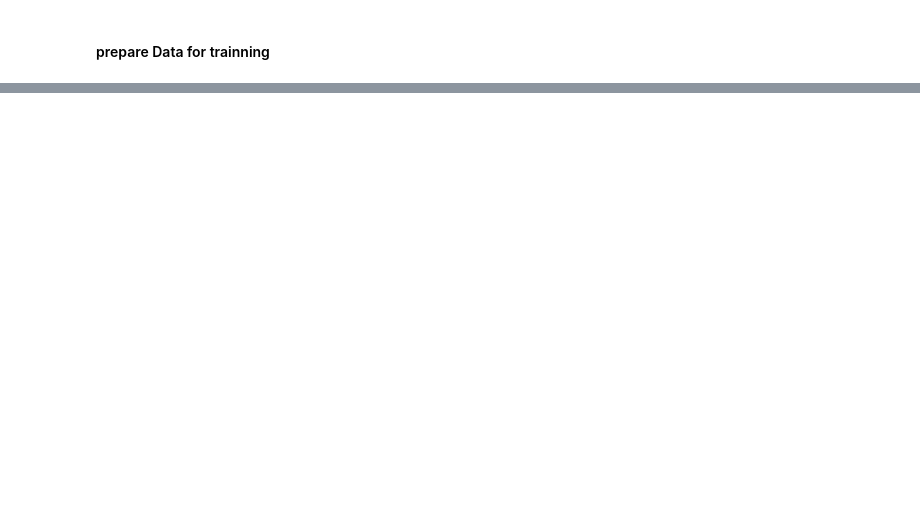
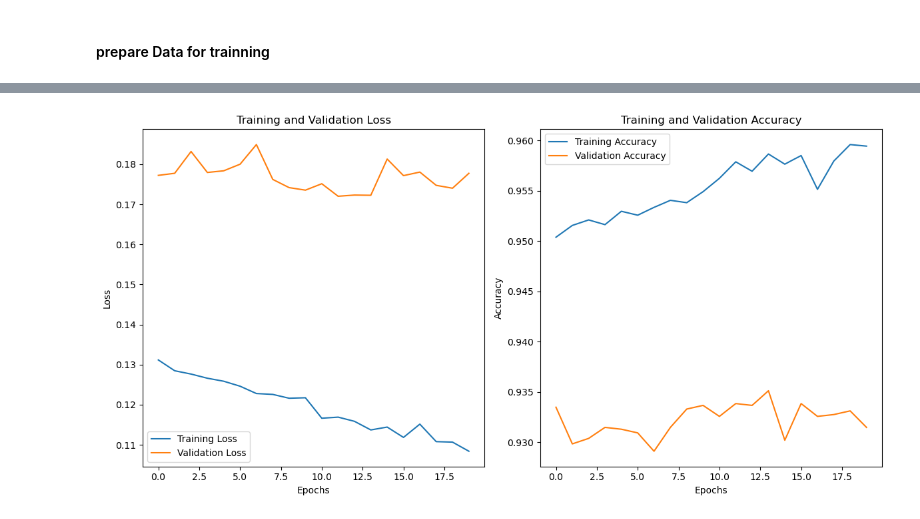
Before and after one commit to 210352R/fake-news-kaggle---LSTM, a Jupyter notebook: notebooks/lstm_genism.ipynb, the cells around one changed output, grey strips where cells are left out. Drawn from its saved outputs; the diff is of its cells as text; code cells hidden in the pictures; blank space fills up the shorter version.

Commit message:
Train LSTM mmodel using genism word2vec Embedding

```diff
--- a/notebooks/lstm_genism.ipynb
+++ b/notebooks/lstm_genism.ipynb
@@ -104,0 +151,3 @@ y_final=np.array(y)
+# %%
+### Finally Training
+model.fit(X_train,y_train,validation_data=(X_test,y_test),epochs=20,batch_size=64)
@@ -104,0 +202,3 @@ y_final=np.array(y)
+# %%
+### Finally Training
+history = model.fit(X_train,y_train,validation_data=(X_test,y_test),epochs=20,batch_size=128)
@@ -104,0 +223,41 @@ y_final=np.array(y)
+# %%
+import matplotlib.pyplot as plt
+
+def plot_training_curves(history):
+    """
+    Plot training and validation loss and accuracy curves.
+
+    Parameters:
+    - history: The history object returned by model.fit().
+    """
+    # Extract training and validation loss and accuracy
+    train_loss = history.history['loss']
+    val_loss = history.history['val_loss']
+    train_accuracy = history.history['accuracy']
+    val_accuracy = history.history['val_accuracy']
+
+    # Plot training and validation loss
+    plt.figure(figsize=(12, 6))
+    plt.subplot(1, 2, 1)
+    plt.plot(train_loss, label='Training Loss')
+    plt.plot(val_loss, label='Validation Loss')
+    plt.title('Training and Validation Loss')
+    plt.xlabel('Epochs')
+    plt.ylabel('Loss')
+    plt.legend()
+
+    # Plot training and validation accuracy
+    plt.subplot(1, 2, 2)
+    plt.plot(train_accuracy, label='Training Accuracy')
+    plt.plot(val_accuracy, label='Validation Accuracy')
+    plt.title('Training and Validation Accuracy')
+    plt.xlabel('Epochs')
+    plt.ylabel('Accuracy')
+    plt.legend()
+
+    plt.tight_layout()
+    plt.show()
+# %%
+plot_training_curves(history)
+# %% [output]
+[figure, added]
```
Also changed, not shown: parts of 13 cells of this notebook, 1 other file.
